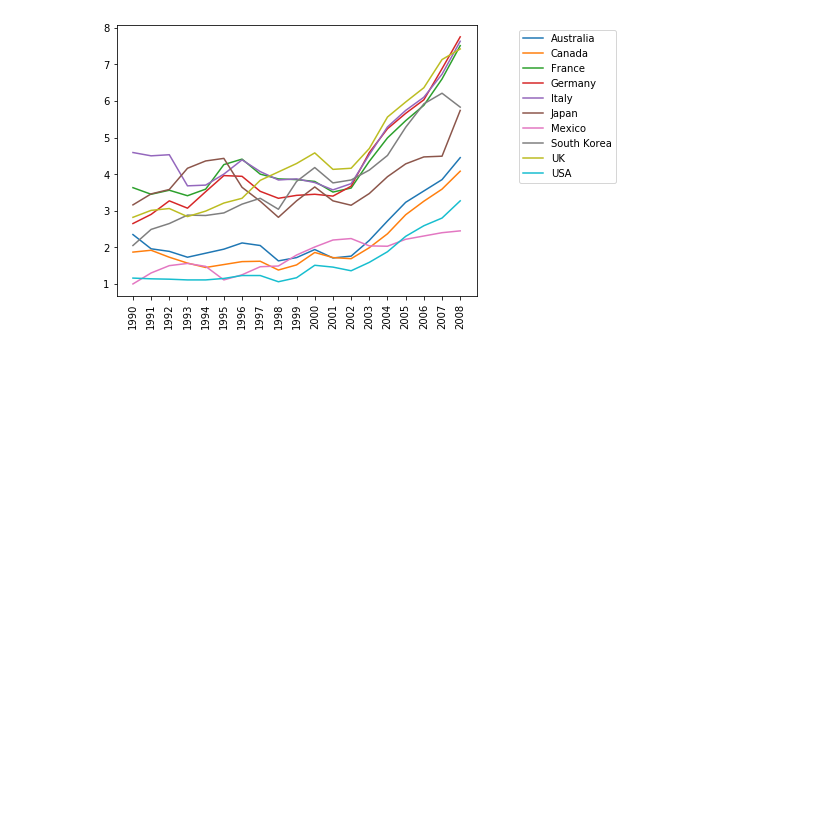
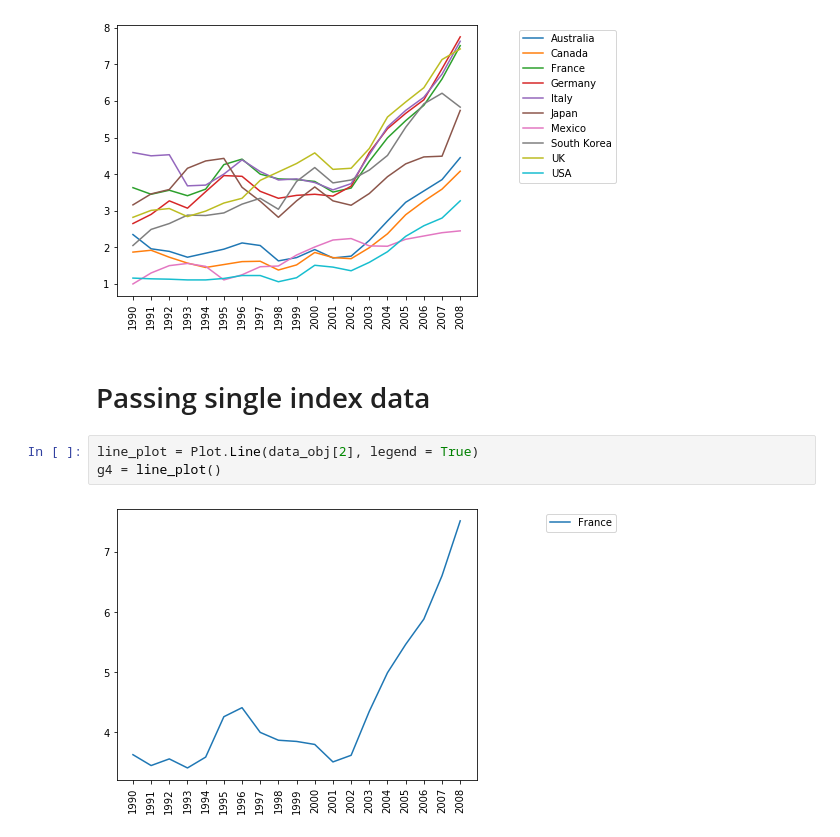
Before and after one commit to gsharansingh/easygplot, a Jupyter notebook: individual_graphs.ipynb, the cells around one changed output. Drawn from its saved outputs; the diff is of its cells as text; blank space fills up the shorter version.

Commit message:
Adding guide for indivdual graphs

```diff
--- a/individual_graphs.ipynb
+++ b/individual_graphs.ipynb
@@ -22,3 +30,10 @@ g2 = line_plot()
 g3 = Plot.Line(legend=True)(data_obj[:])
 # %% [output]
 [figure]
+# %% [markdown]
+# Passing single index data
+# %%
+line_plot = Plot.Line(data_obj[2], legend = True)
+g4 = line_plot()
+# %% [output]
+[figure, added]
```
Also changed, not shown: parts of 13 cells of this notebook, 2 other files.
